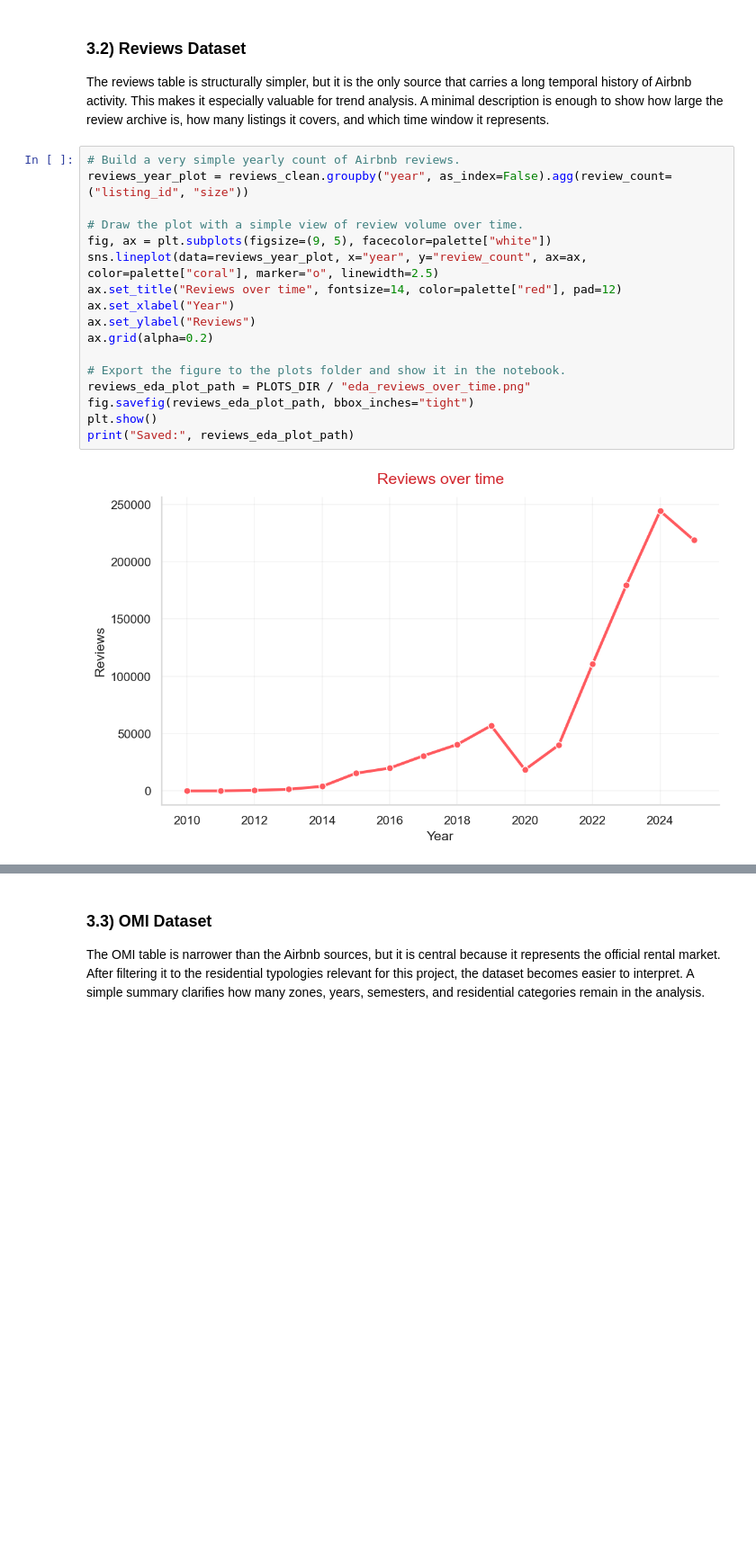
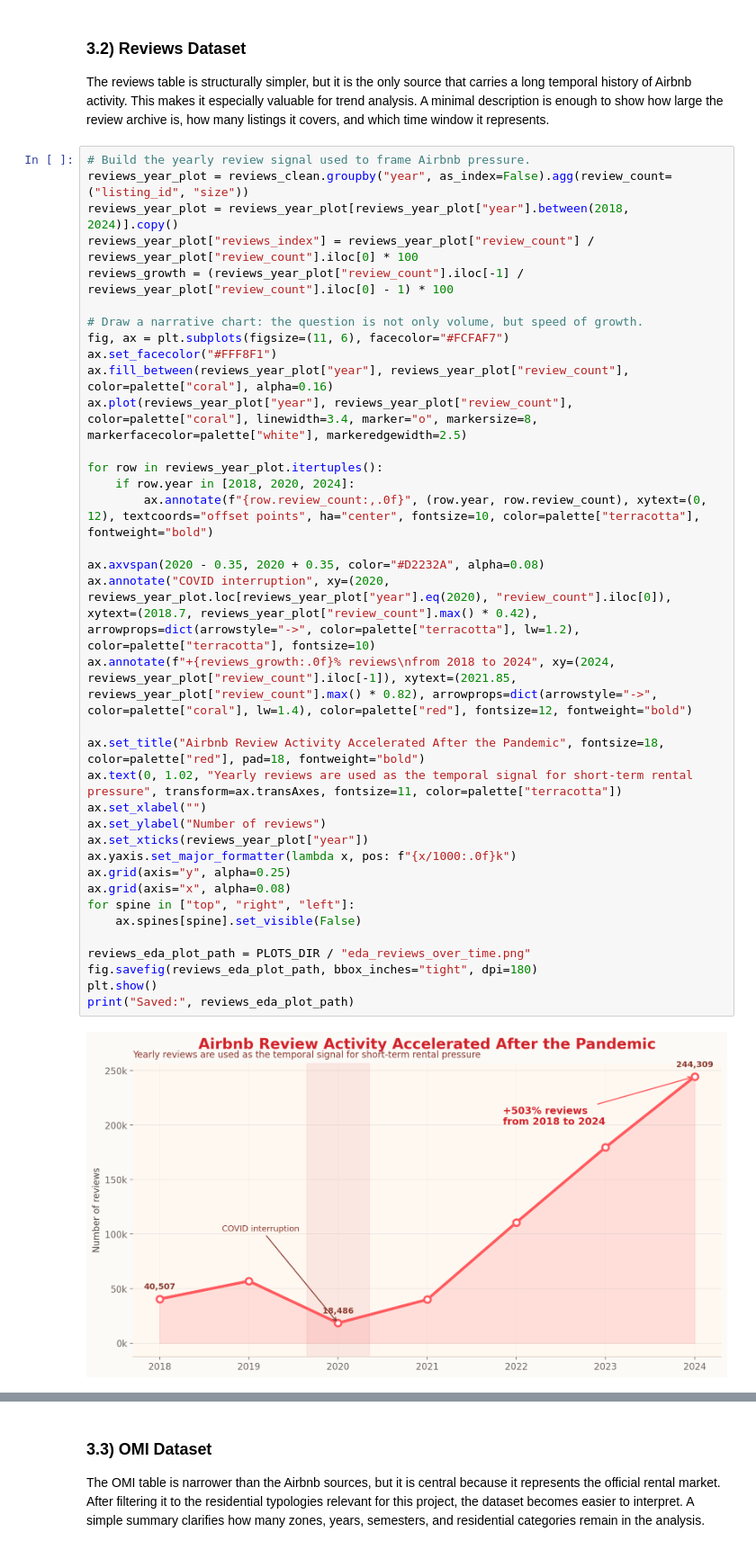
Before and after one commit to Mturco3/Data-Visualization-2026, a Jupyter notebook: src/0_Notebook.ipynb, the cells around one changed output, grey strips where cells are left out. Shown at 90% size. Saved outputs shown, nothing was run; the diff lists cells and outputs as text; blank space fills up the shorter version.

```diff
--- a/src/0_Notebook.ipynb
+++ b/src/0_Notebook.ipynb
@@ -329,24 +317,43 @@ Saved: c:\Users\miche\University\Material\Data Science\Data Visualization\Projec
 
 The reviews table is structurally simpler, but it is the only source that carries a long temporal history of Airbnb activity. This makes it especially valuable for trend analysis. A minimal description is enough to show how large the review archive is, how many listings it covers, and which time window it represents.
 # %%
-# Build a very simple yearly count of Airbnb reviews.
+# Build the yearly review signal used to frame Airbnb pressure.
 reviews_year_plot = reviews_clean.groupby("year", as_index=False).agg(review_count=("listing_id", "size"))
+reviews_year_plot = reviews_year_plot[reviews_year_plot["year"].between(2018, 2024)].copy()
+reviews_year_plot["reviews_index"] = reviews_year_plot["review_count"] / reviews_year_plot["review_count"].iloc[0] * 100
+reviews_growth = (reviews_year_plot["review_count"].iloc[-1] / reviews_year_plot["review_count"].iloc[0] - 1) * 100
 
-# Draw the plot with a simple view of review volume over time.
-fig, ax = plt.subplots(figsize=(9, 5), facecolor=palette["white"])
-sns.lineplot(data=reviews_year_plot, x="year", y="review_count", ax=ax, color=palette["coral"], marker="o", linewidth=2.5)
-ax.set_title("Reviews over time", fontsize=14, color=palette["red"], pad=12)
-ax.set_xlabel("Year")
-ax.set_ylabel("Reviews")
-ax.grid(alpha=0.2)
+# Draw a narrative chart: the question is not only volume, but speed of growth.
+fig, ax = plt.subplots(figsize=(11, 6), facecolor="#FCFAF7")
+ax.set_facecolor("#FFF8F1")
+ax.fill_between(reviews_year_plot["year"], reviews_year_plot["review_count"], color=palette["coral"], alpha=0.16)
+ax.plot(reviews_year_plot["year"], reviews_year_plot["review_count"], color=palette["coral"], linewidth=3.4, marker="o", markersize=8, markerfacecolor=palette["white"], markeredgewidth=2.5)
 
-# Export the figure to the plots folder and show it in the notebook.
+for row in reviews_year_plot.itertuples():
+    if row.year in [2018, 2020, 2024]:
+        ax.annotate(f"{row.review_count:,.0f}", (row.year, row.review_count), xytext=(0, 12), textcoords="offset points", ha="center", fontsize=10, color=palette["terracotta"], fontweight="bold")
+
+ax.axvspan(2020 - 0.35, 2020 + 0.35, color="#D2232A", alpha=0.08)
+ax.annotate("COVID interruption", xy=(2020, reviews_year_plot.loc[reviews_year_plot["year"].eq(2020), "review_count"].iloc[0]), xytext=(2018.7, reviews_year_plot["review_count"].max() * 0.42), arrowprops=dict(arrowstyle="->", color=palette["terracotta"], lw=1.2), color=palette["terracotta"], fontsize=10)
+ax.annotate(f"+{reviews_growth:.0f}% reviews\nfrom 2018 to 2024", xy=(2024, reviews_year_plot["review_count"].iloc[-1]), xytext=(2021.85, reviews_year_plot["review_count"].max() * 0.82), arrowprops=dict(arrowstyle="->", color=palette["coral"], lw=1.4), color=palette["red"], fontsize=12, fontweight="bold")
+
+ax.set_title("Airbnb Review Activity Accelerated After the Pandemic", fontsize=18, color=palette["red"], pad=18, fontweight="bold")
+ax.text(0, 1.02, "Yearly reviews are used as the temporal signal for short-term rental pressure", transform=ax.transAxes, fontsize=11, color=palette["terracotta"])
+ax.set_xlabel("")
+ax.set_ylabel("Number of reviews")
+ax.set_xticks(reviews_year_plot["year"])
+ax.yaxis.set_major_formatter(lambda x, pos: f"{x/1000:.0f}k")
+ax.grid(axis="y", alpha=0.25)
+ax.grid(axis="x", alpha=0.08)
+for spine in ["top", "right", "left"]:
+    ax.spines[spine].set_visible(False)
+
 reviews_eda_plot_path = PLOTS_DIR / "eda_reviews_over_time.png"
-fig.savefig(reviews_eda_plot_path, bbox_inches="tight")
+fig.savefig(reviews_eda_plot_path, bbox_inches="tight", dpi=180)
 plt.show()
 print("Saved:", reviews_eda_plot_path)
 # %% [output]
-[figure, old version]
+[figure, new version]
 Saved: c:\Users\miche\University\Material\Data Science\Data Visualization\Project\src\io\plots\eda_reviews_over_time.png
 # %% [markdown]
 ### 3.3) OMI Dataset
```
Also changed, not shown: parts of 8 cells of this notebook, 14 other files.
